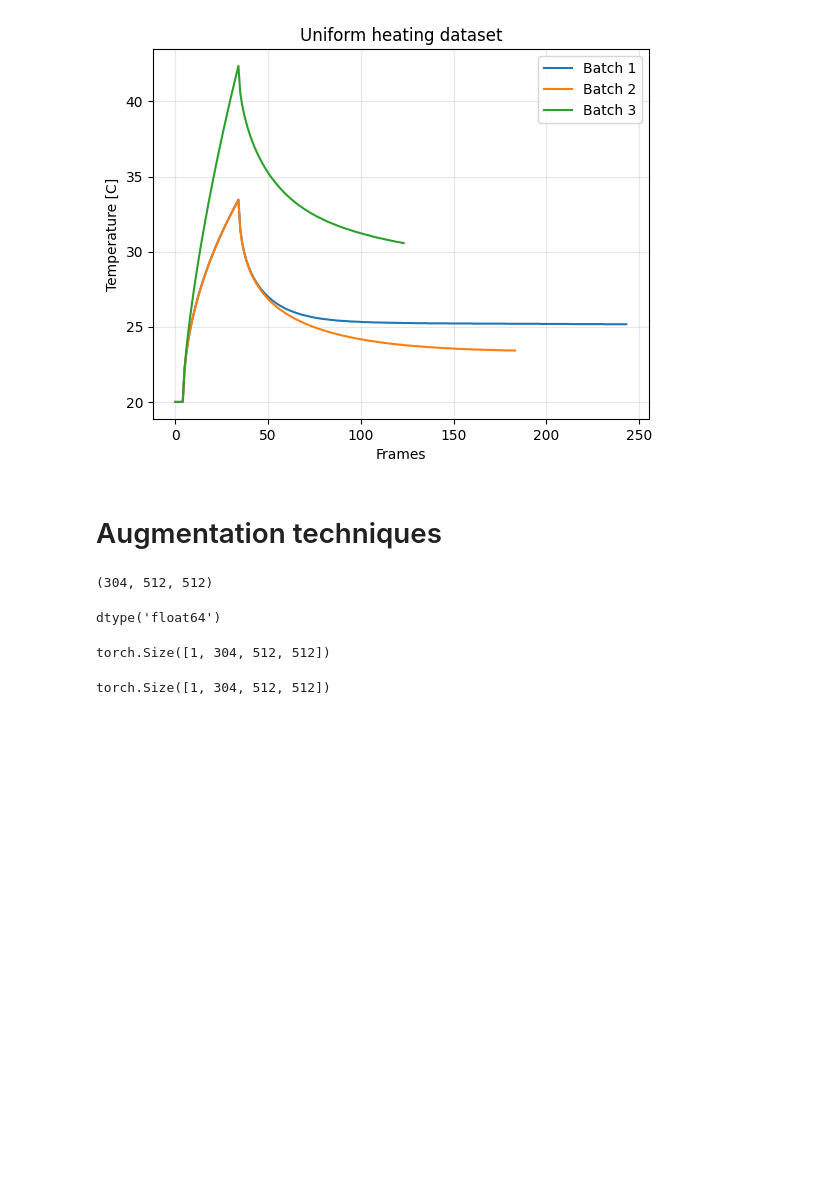
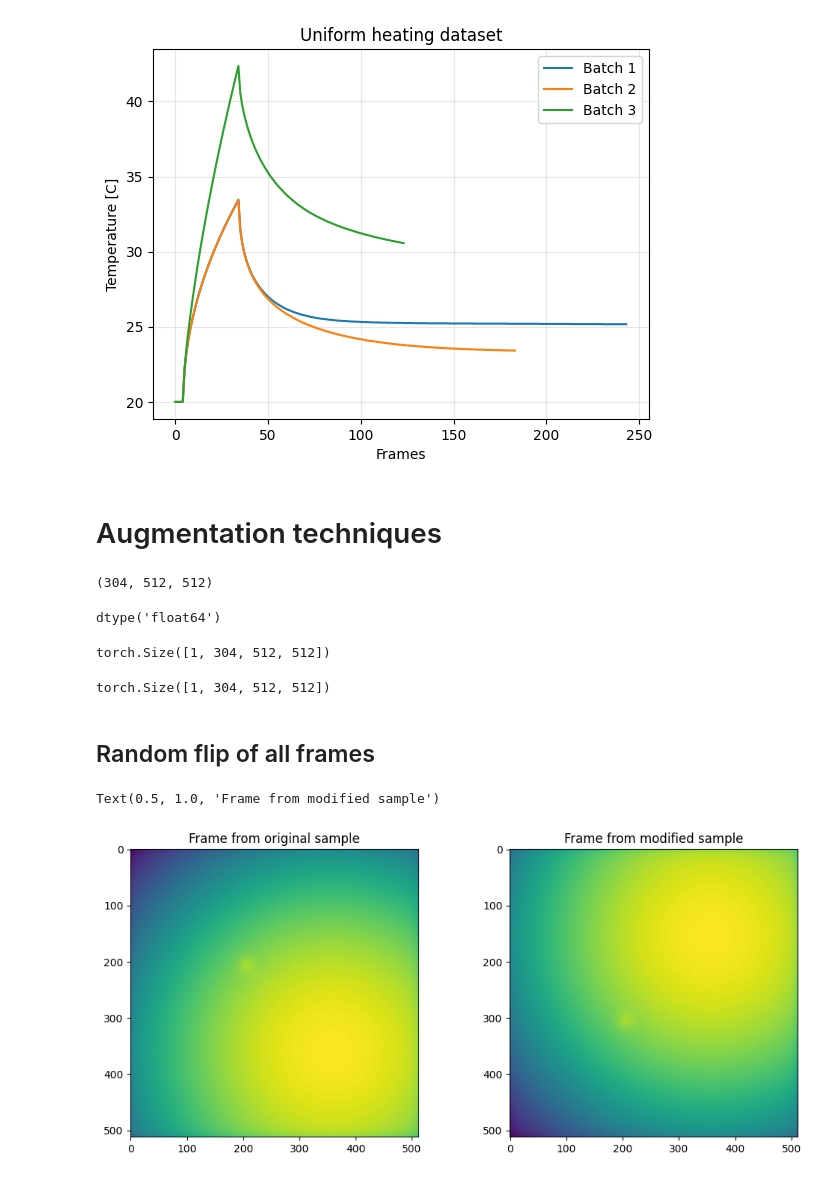
Before and after one commit to konrad-jaworski/attention_unet, a Jupyter notebook: working_notebook.ipynb, the cells around one changed output. Saved outputs shown, nothing was run; the diff lists cells and outputs as text; code cells hidden in the pictures; blank space fills up the shorter version.

```diff
--- a/working_notebook.ipynb
+++ b/working_notebook.ipynb
@@ -136,10 +140,24 @@ sample.size()
 # %% [output]
 torch.Size([1, 304, 512, 512])
 # %%
-flip=RandomFlip3D()
+flip=RandomFlip3D(axes=(1,2))
 # %%
 sample_mod,_=flip(sample)
 # %%
 sample_mod.size()
 # %% [output]
 torch.Size([1, 304, 512, 512])
+# %% [markdown]
+<h2>Random flip of all frames</h2>
+# %%
+plt.figure(figsize= (12,5))
+plt.subplot(1,2,1)
+plt.imshow(sample[0,50,:,:])
+plt.title('Frame from original sample')
+
+plt.subplot(1,2,2)
+plt.imshow(sample_mod[0,50,:,:])
+plt.title('Frame from modified sample')
+# %% [output]
+Text(0.5, 1.0, 'Frame from modified sample')
+[figure, added]
```
Also changed, not shown: parts of 20 cells of this notebook, 1 other file.
